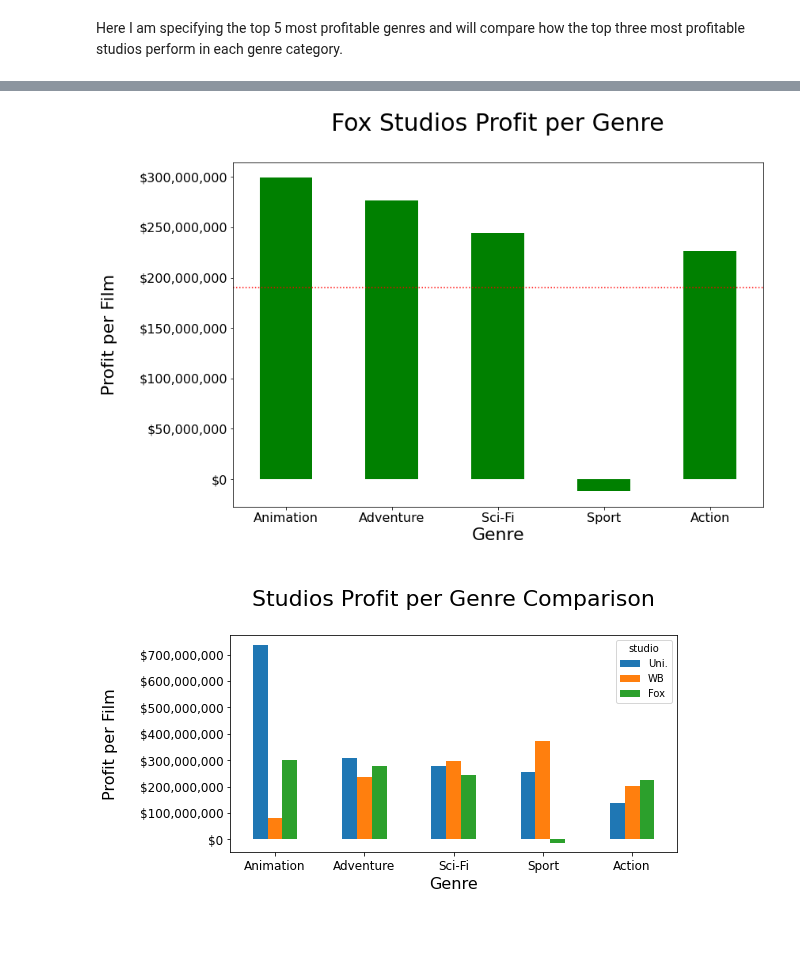
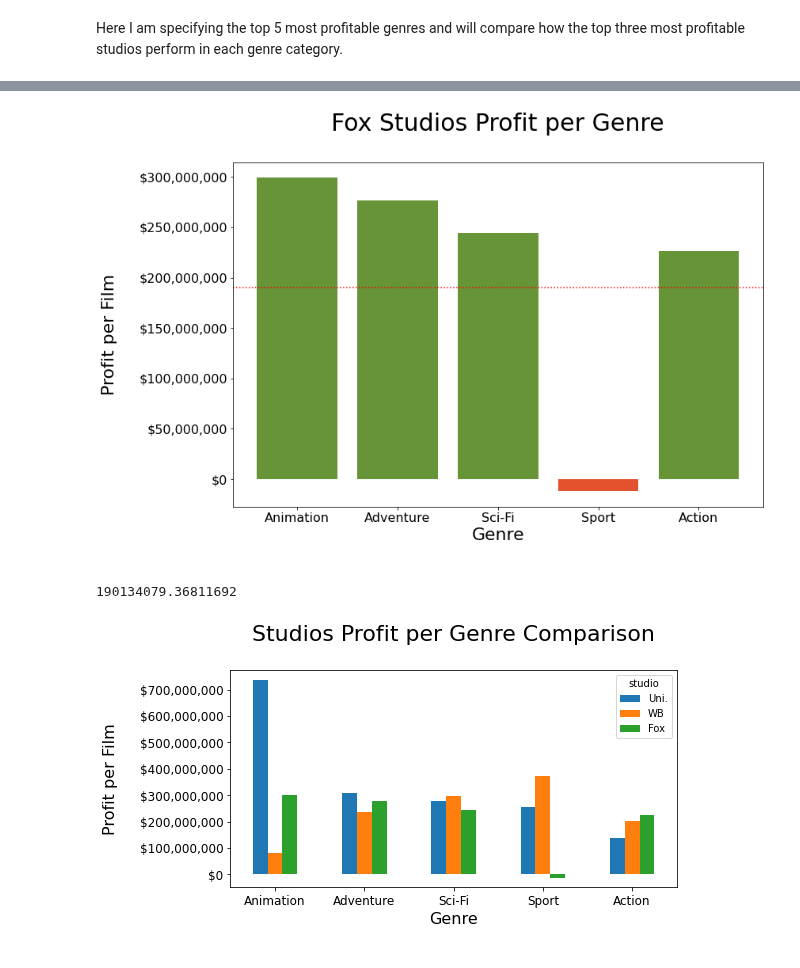
Before and after one commit to dcruzven/Movie-Analysis-Project, a Jupyter notebook: profit_work/Tom's Notebook.ipynb, the cells around one changed output, grey strips where cells are left out. Cells and saved outputs as stored; diff of their text form; code cells hidden in the pictures.

```diff
--- a/profit_work/Tom's Notebook.ipynb
+++ b/profit_work/Tom's Notebook.ipynb
@@ -155,17 +215,25 @@ ax.set_ylabel('Profit per Film\n', fontsize = 22);
 # %%
+fox_mean = studio_genre_df['Fox'].mean()
+x = top_genre_per_studio.index
+height = top_genre_per_studio['Fox'].values
+colors = ['#E2522F' if val < 1.3*10**8 else '#679436' for val in height]
 fig, ax = plt.subplots(figsize = (12,8))
-top_genre_per_studio['Fox'].plot.bar(color = 'green')
+ax.bar(x=x, height=height, color=colors)
 
 ax.yaxis.set_major_formatter(StrMethodFormatter('${x:,.0f}'))
 plt.xticks(fontsize = 16, rotation = 0)
 plt.yticks(fontsize = 16)
-plt.axhline(studio_genre_df['Fox'].mean(), color = 'red', ls = 'dotted')
+plt.axhline(fox_mean, color = 'red', ls = 'dotted')
 
 ax.set_title('Fox Studios Profit per Genre\n', fontsize = 30)
 ax.set_xlabel('Genre\n', fontsize = 22)
 ax.set_ylabel('Profit per Film\n', fontsize = 22);
 # %% [output]
-[figure, old version]
+[figure, new version]
+# %%
+fox_mean
+# %% [output]
+190134079.36811692
 # %%
 fig, ax = plt.subplots(figsize = (12,8))
 studio_average_profit_per_genre_df = studio_genre_df.loc[['Animation', 'Adventure', 'Sci-Fi', 'Sport', 'Action']].plot.bar(figsize = (8,4), ax = ax)
```
Also changed, not shown: parts of 7 cells of this notebook.
